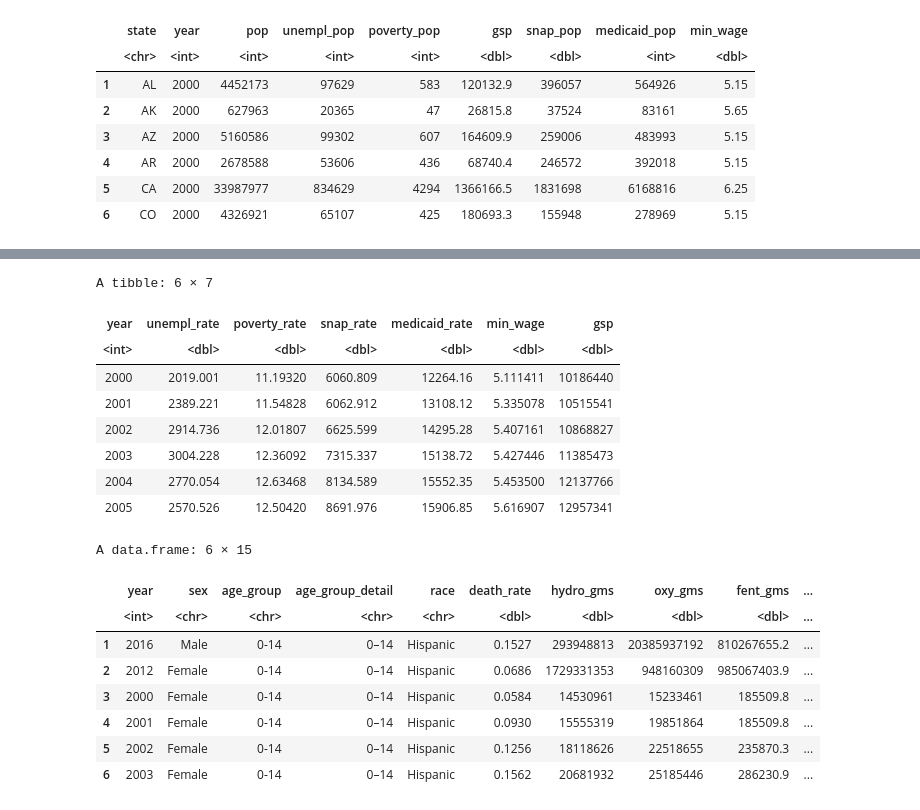
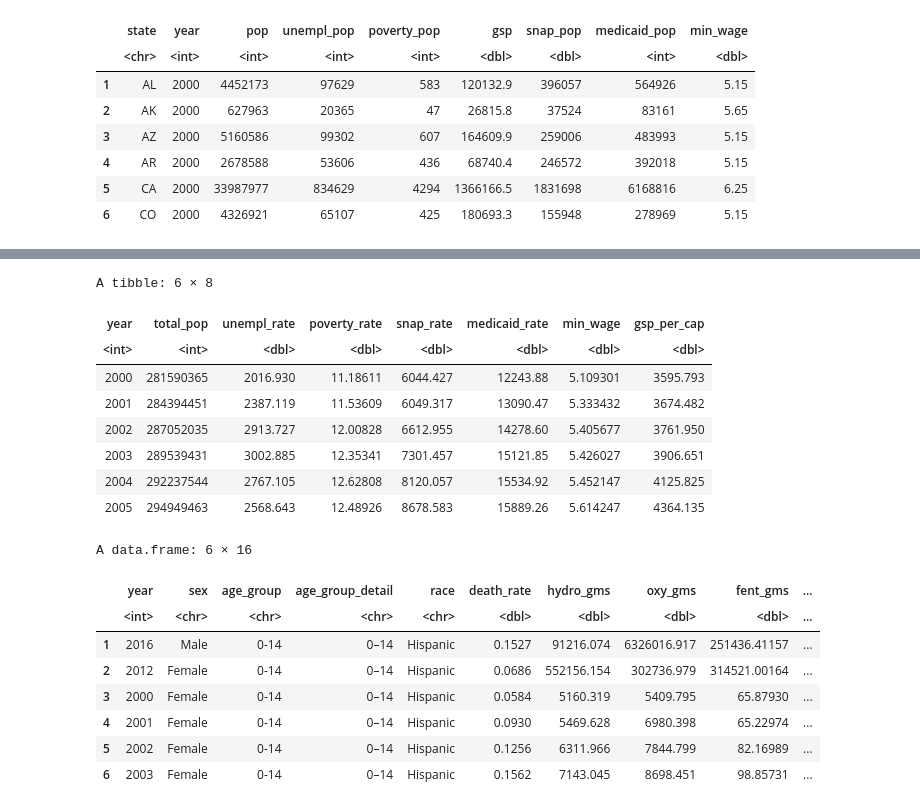
Before and after one commit to amberteetsel/opioid-crisis, a Jupyter notebook: src/data_collection.ipynb, the cells around one changed output, grey strips where cells are left out. Cells and saved outputs as stored; diff of their text form; code cells hidden in the pictures.

```diff
--- a/src/data_collection.ipynb
+++ b/src/data_collection.ipynb
@@ -103,7 +127,8 @@ A tibble: 6 × 4
 # %% [markdown]
 ## University of Kentucky Center for Poverty Research (UKCPR) National Welfare Data
 # %%
-uk_raw <- read.csv(here("data", "ukcpr_raw.csv"))
+uk_raw <- read.csv(here("data", "UKCPR_Raw.csv"))
+uk_raw <- uk_raw %>% filter(state_name != "DC")
 head(uk_raw)
 # %% [output]
 A data.frame: 6 × 75
@@ -159,44 +200,54 @@ uk_state <- uk_raw %>%
 # %%
 # Aggregate to the U.S. level, weighted averages
-uk_us <- df %>%
+uk_us <- uk_raw %>%
     group_by(year) %>%
     summarize(
         state = "United States",
         total_pop = sum(pop, na.rm = TRUE),
         unempl_rate = (sum(unempl_pop, na.rm = TRUE) / total_pop) * 100000,
         poverty_rate = (sum(poverty_pop, na.rm = TRUE) / total_pop * 100000),
         snap_rate = (sum(snap_pop, na.rm = TRUE) / total_pop) * 100000,
         medicaid_rate = (sum(medicaid_pop, na.rm = TRUE) / total_pop) * 100000,
         min_wage = sum(min_wage * pop, na.rm=TRUE) / total_pop,
         gsp = sum(gsp, na.rm = TRUE)
     )
 
-uk_us <- uk_us[, c("year", "unempl_rate", "poverty_rate", "snap_rate", "medicaid_rate", "min_wage", "gsp")]
+uk_us <- uk_us[, c("year", "total_pop", "unempl_rate", "poverty_rate", "snap_rate", "medicaid_rate", "min_wage", "gsp")]
+uk_us$gsp_per_cap = (uk_us$gsp / uk_us$total_pop) * 100000
+uk_us <- uk_us[, c("year", "total_pop", "unempl_rate", "poverty_rate", "snap_rate", "medicaid_rate", "min_wage", "gsp_per_cap")]
 head(uk_us)
 # %% [output]
-A tibble: 6 × 7
+A tibble: 6 × 8
-| year | unempl_rate | poverty_rate | snap_rate | medicaid_rate | min_wage | gsp |
-| <int> | <dbl> | <dbl> | <dbl> | <dbl> | <dbl> | <dbl> |
-| 2000 | 2019.001 | 11.19320 | 6060.809 | 12264.16 | 5.111411 | 10186440 |
-| 2001 | 2389.221 | 11.54828 | 6062.912 | 13108.12 | 5.335078 | 10515541 |
-| 2002 | 2914.736 | 12.01807 | 6625.599 | 14295.28 | 5.407161 | 10868827 |
-| 2003 | 3004.228 | 12.36092 | 7315.337 | 15138.72 | 5.427446 | 11385473 |
-| 2004 | 2770.054 | 12.63468 | 8134.589 | 15552.35 | 5.453500 | 12137766 |
-| 2005 | 2570.526 | 12.50420 | 8691.976 | 15906.85 | 5.616907 | 12957341 |
+| year | total_pop | unempl_rate | poverty_rate | snap_rate | medicaid_rate | min_wage | gsp_per_cap |
+| <int> | <int> | <dbl> | <dbl> | <dbl> | <dbl> | <dbl> | <dbl> |
+| 2000 | 281590365 | 2016.930 | 11.18611 | 6044.427 | 12243.88 | 5.109301 | 3595.793 |
+| 2001 | 284394451 | 2387.119 | 11.53609 | 6049.317 | 13090.47 | 5.333432 | 3674.482 |
+| 2002 | 287052035 | 2913.727 | 12.00828 | 6612.955 | 14278.60 | 5.405677 | 3761.950 |
+| 2003 | 289539431 | 3002.885 | 12.35341 | 7301.457 | 15121.85 | 5.426027 | 3906.651 |
+| 2004 | 292237544 | 2767.105 | 12.62808 | 8120.057 | 15534.92 | 5.452147 | 4125.825 |
+| 2005 | 294949463 | 2568.643 | 12.48926 | 8678.583 | 15889.26 | 5.614247 | 4364.135 |
 # %%
 # Join Data on Year
-df_final = nchs_us %>%
+df_final_us = nchs_us %>%
     left_join(dea_us, by = "year") %>%
     left_join(uk_us, by = "year")
 
-head(df_final)
+# Calculate Drug Supply per 100k people
+df_final_us <- df_final_us %>%
+    mutate(
+        hydro_gms = (hydro_gms / total_pop) * 100000,
+        oxy_gms = (oxy_gms / total_pop) * 100000,
+        fent_gms = (fent_gms / total_pop) * 100000
+    )
+
+head(df_final_us)
 # %% [output]
-A data.frame: 6 × 15
+A data.frame: 6 × 16
 |  | year | sex | age_group | age_group_detail | race | death_rate | hydro_gms | oxy_gms | fent_gms | ... |
 |  | <int> | <chr> | <chr> | <chr> | <chr> | <dbl> | <dbl> | <dbl> | <dbl> | ... |
-| 1 | 2016 | Male | 0-14 | 0–14 | Hispanic | 0.1527 | 293948813 | 20385937192 | 810267655.2 | ... |
-| 2 | 2012 | Female | 0-14 | 0–14 | Hispanic | 0.0686 | 1729331353 | 948160309 | 985067403.9 | ... |
-| 3 | 2000 | Female | 0-14 | 0–14 | Hispanic | 0.0584 | 14530961 | 15233461 | 185509.8 | ... |
-| 4 | 2001 | Female | 0-14 | 0–14 | Hispanic | 0.0930 | 15555319 | 19851864 | 185509.8 | ... |
-| 5 | 2002 | Female | 0-14 | 0–14 | Hispanic | 0.1256 | 18118626 | 22518655 | 235870.3 | ... |
-| 6 | 2003 | Female | 0-14 | 0–14 | Hispanic | 0.1562 | 20681932 | 25185446 | 286230.9 | ... |
+| 1 | 2016 | Male | 0-14 | 0–14 | Hispanic | 0.1527 | 91216.074 | 6326016.917 | 251436.41157 | ... |
+| 2 | 2012 | Female | 0-14 | 0–14 | Hispanic | 0.0686 | 552156.154 | 302736.979 | 314521.00164 | ... |
+| 3 | 2000 | Female | 0-14 | 0–14 | Hispanic | 0.0584 | 5160.319 | 5409.795 | 65.87930 | ... |
+| 4 | 2001 | Female | 0-14 | 0–14 | Hispanic | 0.0930 | 5469.628 | 6980.398 | 65.22974 | ... |
+| 5 | 2002 | Female | 0-14 | 0–14 | Hispanic | 0.1256 | 6311.966 | 7844.799 | 82.16989 | ... |
+| 6 | 2003 | Female | 0-14 | 0–14 | Hispanic | 0.1562 | 7143.045 | 8698.451 | 98.85731 | ... |
```
Also changed, not shown: parts of 9 cells of this notebook, 1 other file.
